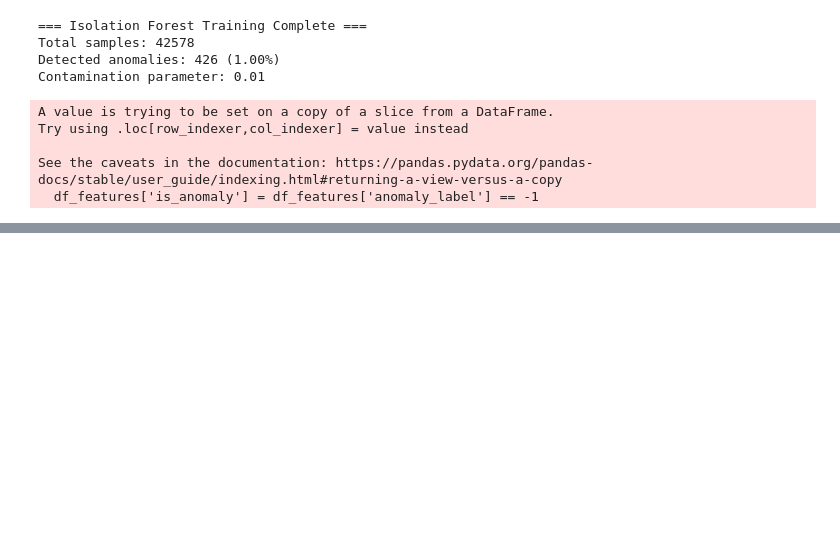
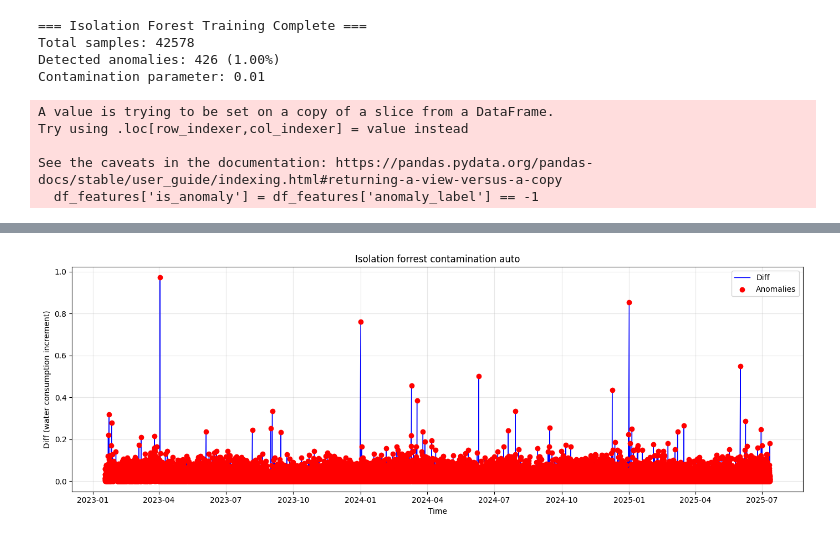
Before and after one commit to andres-cerny/master_thesis, a Jupyter notebook: isolation_forrest/isolation_forrest.ipynb, the cells around one changed output, grey strips where cells are left out. Saved outputs shown, nothing was run; the diff lists cells and outputs as text; code cells hidden in the pictures; blank space fills up the shorter version.

```diff
--- a/isolation_forrest/isolation_forrest.ipynb
+++ b/isolation_forrest/isolation_forrest.ipynb
@@ -106,3 +148,5 @@ Try using .loc[row_indexer,col_indexer] = value instead
 
 See the caveats in the documentation: https://pandas.pydata.org/pandas-docs/stable/user_guide/indexing.html#returning-a-view-versus-a-copy
   df_features['is_anomaly'] = df_features['anomaly_label'] == -1
+# %%
+model, df_with_anomalies_auto = engineer_features_and_train_iforest(df, contamination='auto')
@@ -108,0 +167,4 @@ See the caveats in the documentation: https://pandas.pydata.org/pandas-docs/stab
+# %%
+plot_meter_with_anomalies(df_with_anomalies_auto, title="Isolation forrest contamination auto")
+# %% [output]
+[figure, added]
```
Also changed, not shown: parts of 11 cells of this notebook.
